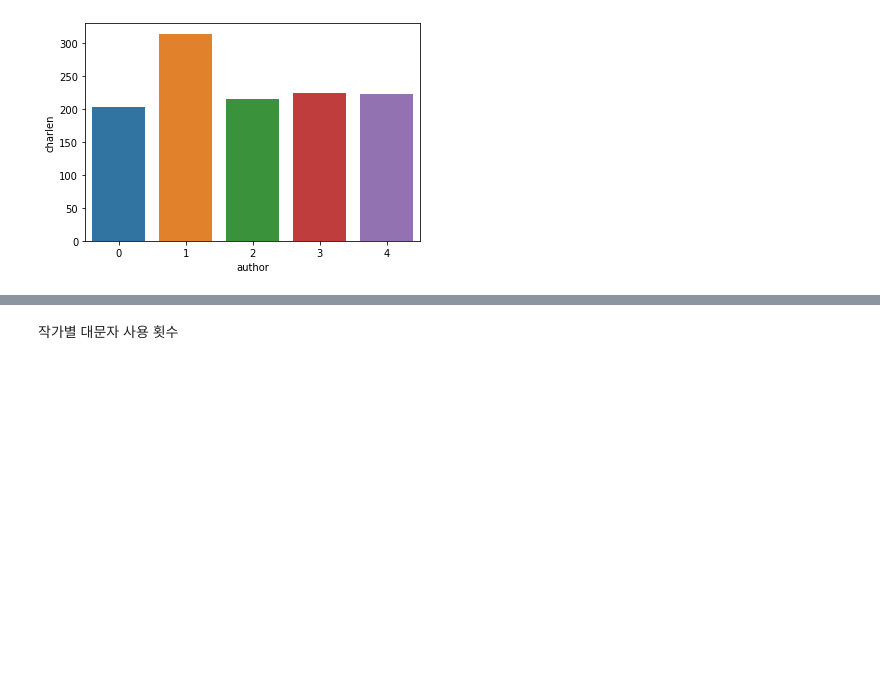
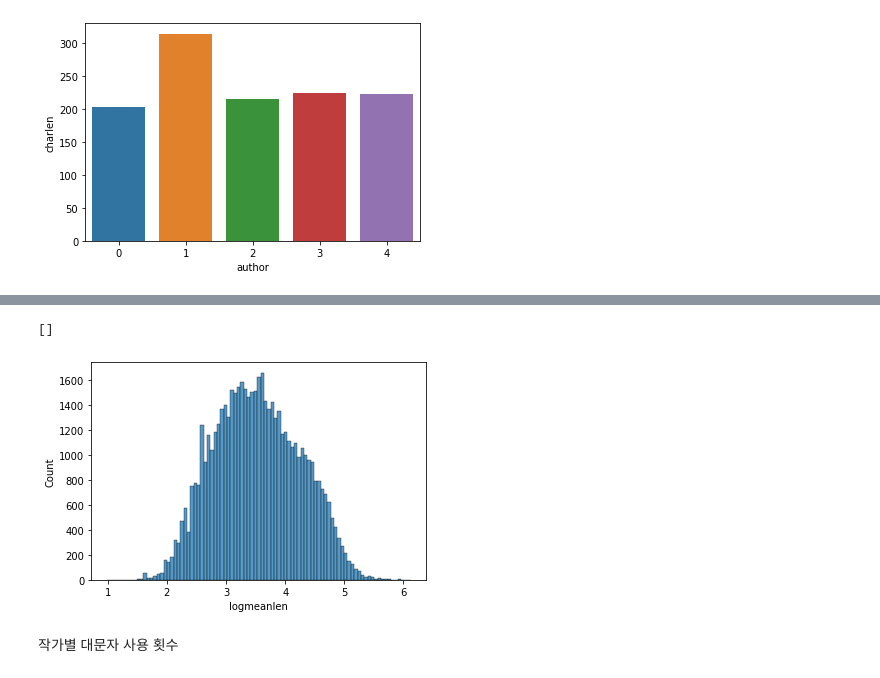
Before and after one commit to jwengr/dacon, a Jupyter notebook: 소설 작가 분류 AI 경진대회/EDA.ipynb, the cells around one changed output, grey strips where cells are left out. Drawn from its saved outputs; the diff is of its cells as text; code cells hidden in the pictures; blank space fills up the shorter version.

```diff
--- a/소설 작가 분류 AI 경진대회/EDA.ipynb
+++ b/소설 작가 분류 AI 경진대회/EDA.ipynb
@@ -147,3 +160,9 @@ plt.show()
+# %%
+sns.histplot(data=train_df,x='logmeanlen')
+plt.plot()
+# %% [output]
+[]
+[figure, added]
 # %% [markdown]
 작가별 대문자 사용 횟수
 # %%
```
Also changed, not shown: parts of 22 cells of this notebook.
